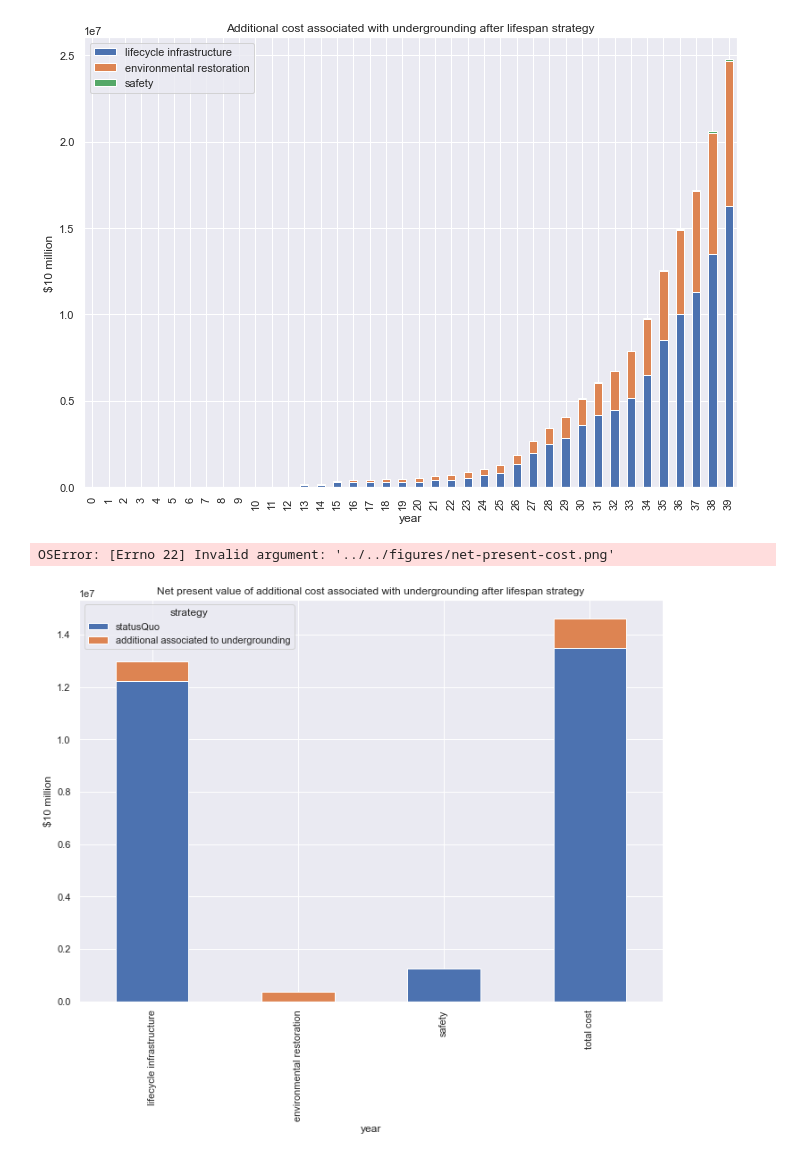
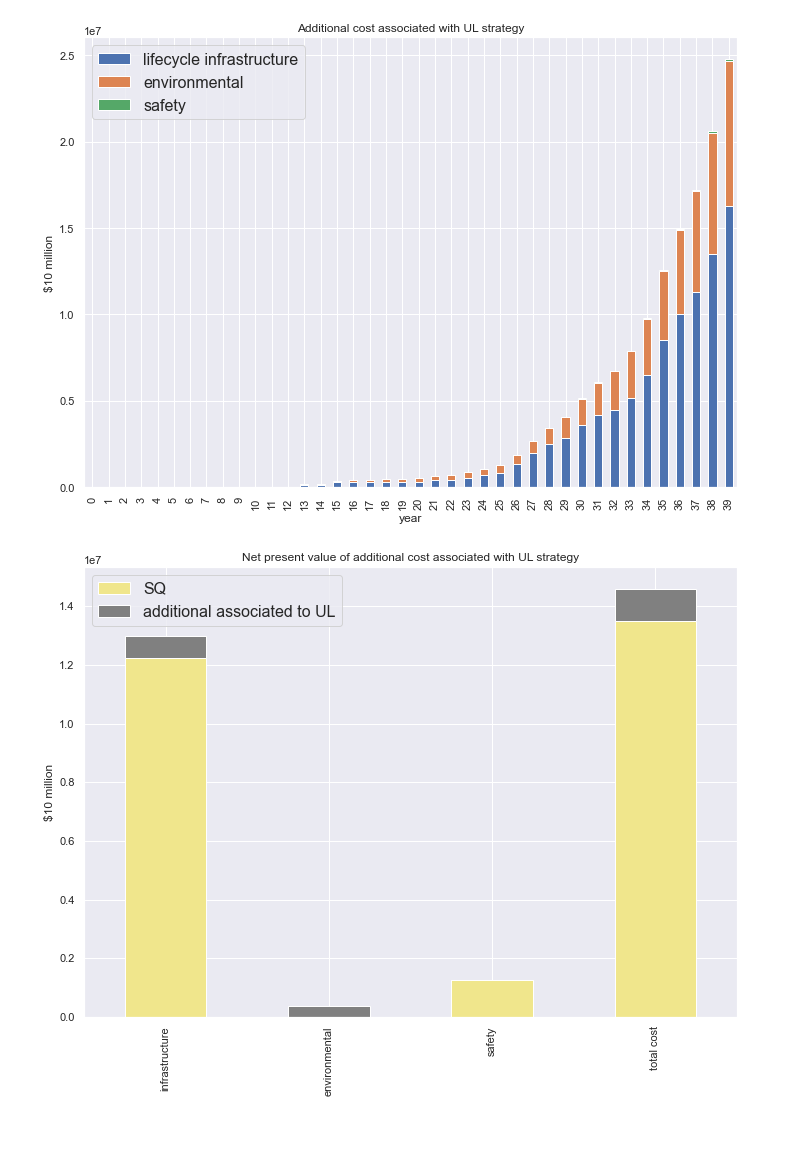
Before and after one commit to narslab/project-groundwork, a Jupyter notebook: bin/jupyter/cumulative_graphs.ipynb, the cells around one changed output. Drawn from its saved outputs; the diff is of its cells as text; code cells hidden in the pictures; blank space fills up the shorter version.

Commit message:
redefining plots

```diff
--- a/bin/jupyter/cumulative_graphs.ipynb
+++ b/bin/jupyter/cumulative_graphs.ipynb
@@ -42,34 +44,34 @@ plt.savefig(r'../../figures/undergrounding-after-lifespan-strategy-cost.png')
 # plotting additional cost due to undergrounding
 with open(r'../../results/outcomes/analyze-result-additional-cost.csv') as ra:
     additional_cost=pd.read_csv(ra)
-new_additional_cost= additional_cost[['lifecycle infrastructure', 'environmental restoration', 'safety']].copy()
+new_additional_cost= additional_cost[['lifecycle infrastructure', 'environmental', 'safety']].copy()
 newer_additional_cost=np.cumsum(new_additional_cost)
 newer_additional_cost.plot.bar(stacked=True)
-plt.title("Additional cost associated with undergrounding after lifespan strategy")
+plt.title("Additional cost associated with UL strategy")
 plt.ylabel('$10 million')
 plt.xlabel('year')
+plt.legend(fontsize=16)
 #plt.figure(figsize=(3, 3))
 plt.savefig(r'../../figures/additional-cost-undergrounding.png')
 # %% [output]
-[figure, old version]
+[figure, new version]
 # %%
 # plotting net present value
 with open(r'../../results/outcomes/net-present-value-statusQuo.csv') as ns:
     net_cost_statusQuo= pd.read_csv(ns)
 with open(r'../../results/outcomes/net-present-value-additional.csv') as na:
     net_cost_additional= pd.read_csv(na)
 frames = [net_cost_statusQuo, net_cost_additional]
 result = pd.concat(frames)
-result['strategy']=['statusQuo','additional associated to undergrounding']
-result.set_index('strategy').T.plot.bar(stacked=True)
-plt.title("Net present value of additional cost associated with undergrounding after lifespan strategy")
+result['strategy']=['SQ','additional associated to UL']
+result.set_index('strategy').T.plot.bar(stacked=True, color=['khaki','gray'])
+plt.title("Net present value of additional cost associated with UL strategy")
 plt.ylabel('$10 million')
-plt.xlabel('year')
+plt.legend(fontsize=16)
 #plt.figure(figsize=(3, 3))
 plt.savefig(r'../../figures/net-present-cost.png', dpi=100)
 # %% [output]
-OSError: [Errno 22] Invalid argument: '../../figures/net-present-cost.png'
-[figure, old version]
+[figure, new version]
 # %%
 # plotting sensitivity analysis results for statusquo strategy
 with open(r'../../results/outcomes/sensitivity-result-statusquo.csv') as ss:
```
Also changed, not shown: parts of 4 cells of this notebook, 14 other files.
